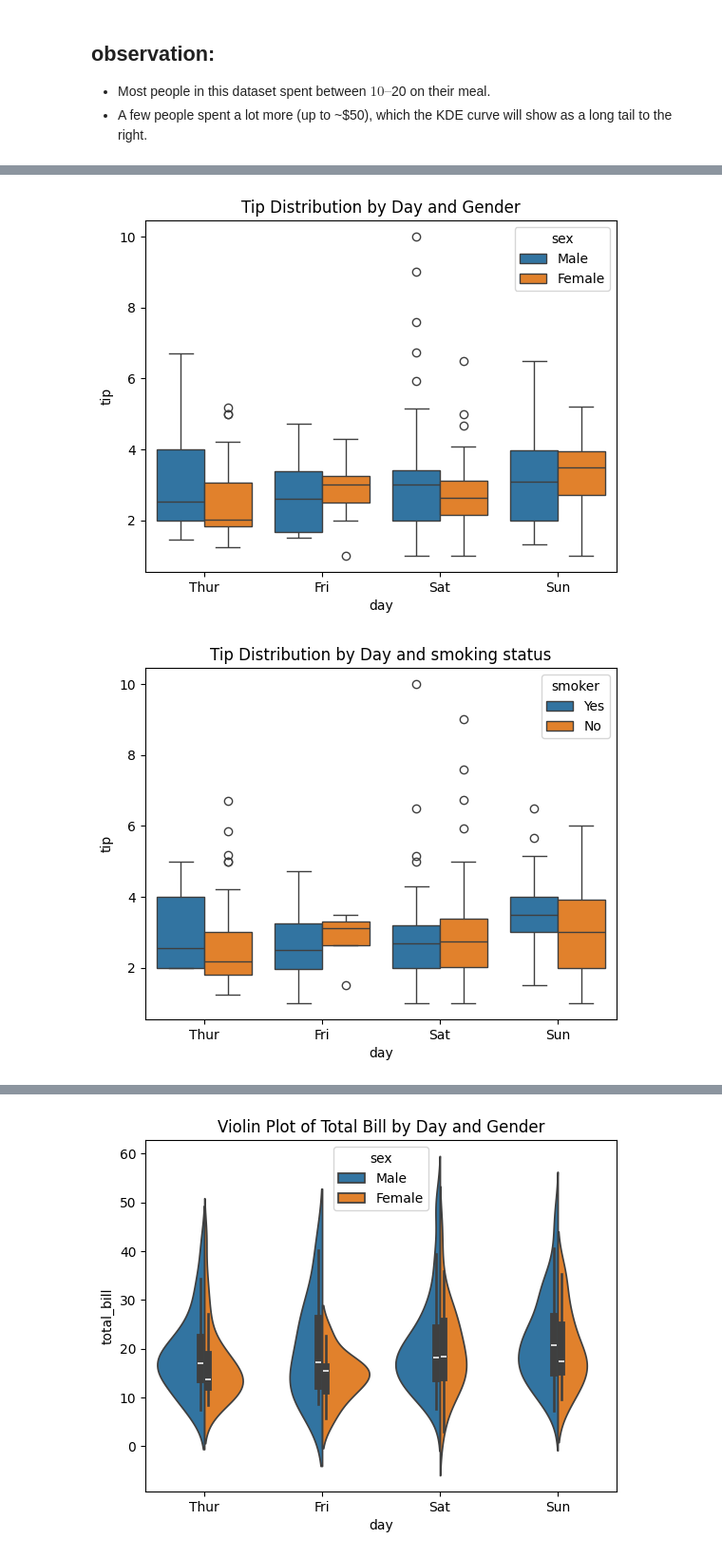
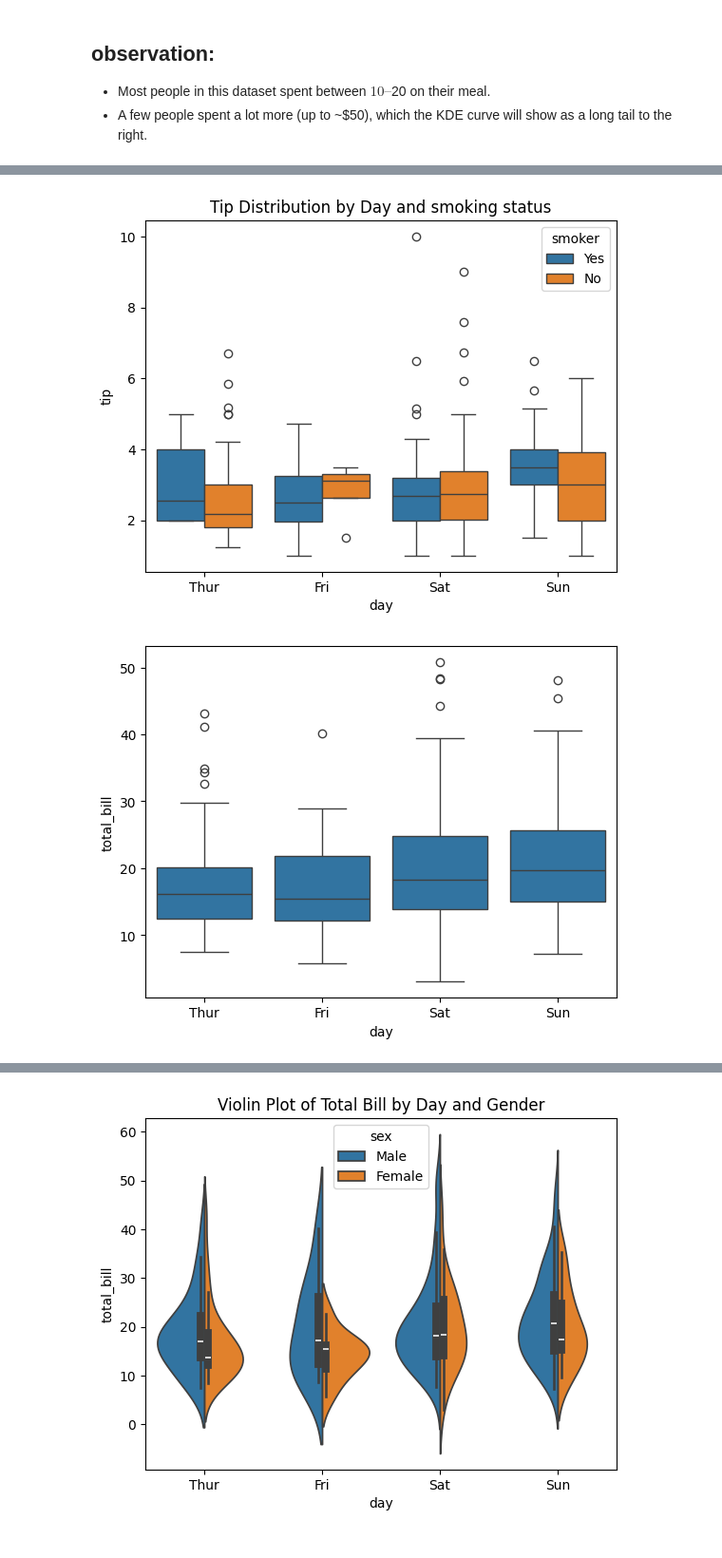
Before and after one commit to ash322ash422/tut_matplotlib, a Jupyter notebook: tut_seaborn_1_tips_v1_simple.ipynb, the cells around one changed output, grey strips where cells are left out. Shown: that part at 95% size. Cells and saved outputs as stored; diff of their text form; code cells hidden in the pictures.

```diff
--- a/tut_seaborn_1_tips_v1_simple.ipynb
+++ b/tut_seaborn_1_tips_v1_simple.ipynb
@@ -127,13 +141,17 @@ plt.show()
+# %%
+# boxplot now lets do  smoker
+sns.boxplot(data = df, x='day', y='tip', hue='smoker') # x should be category, y should be numeric
+plt.title("Tip Distribution by Day and smoking status")
+plt.show()
+
+# observation: people who are smoker are paying more tips on Thur and Fri. On Sun, non smoker pay more
+# %% [output]
+[figure, added]
 # %%
-# Boxplot of tips by day
-sns.boxplot(data=df, x="day", y="tip", hue="sex")
-plt.title("Tip Distribution by Day and Gender")
+# lets see total_bill
+sns.boxplot(data = df, x='day', y='total_bill') # x should be category, y should be numeric
 plt.show()
 
-#################################
-sns.boxplot(data=df, x="day", y="tip", hue="smoker")
-plt.title("Tip Distribution by Day and smoking status")
-plt.show()
+# obs: people spend more money on weekend
 # %% [output]
-[figure, old version]
+[figure, new version]
-[figure, removed]
```
Also changed, not shown: parts of 7 cells of this notebook.
